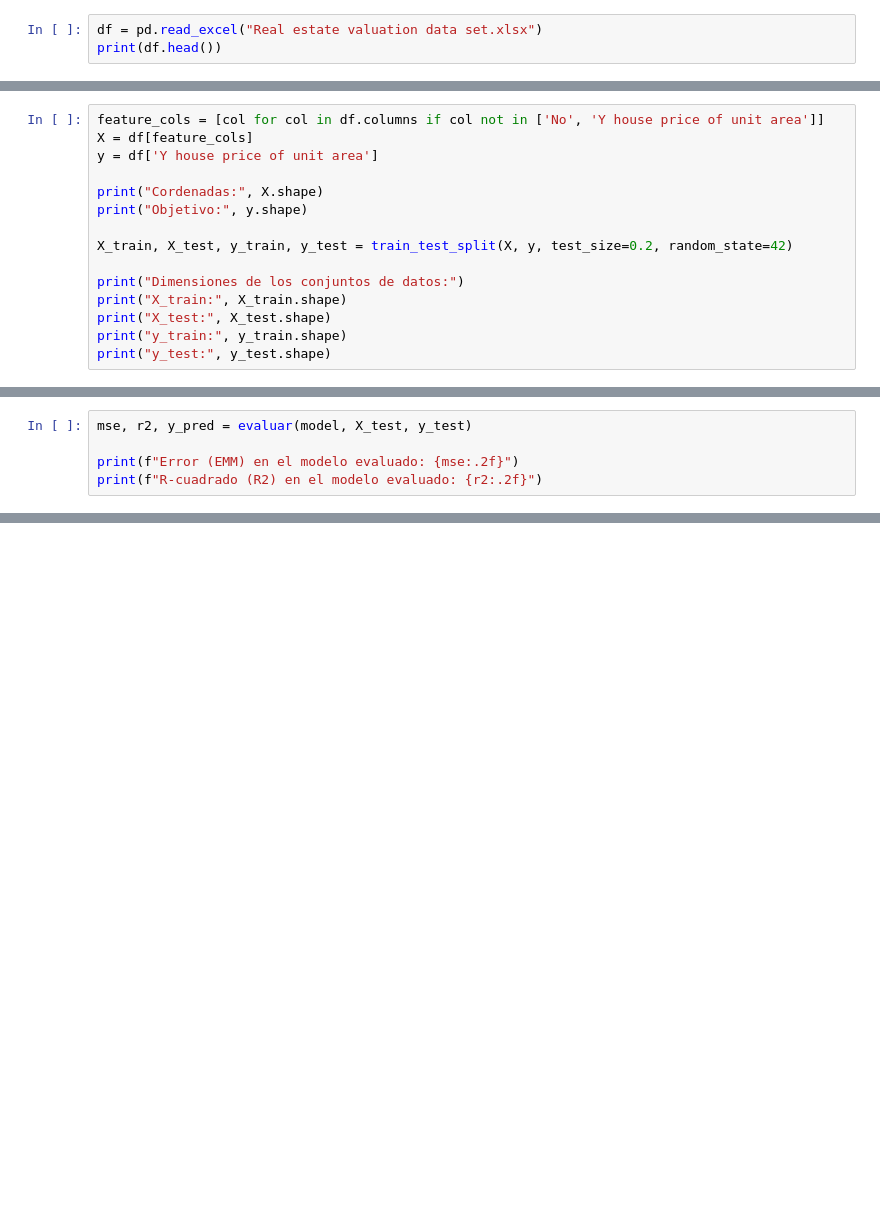
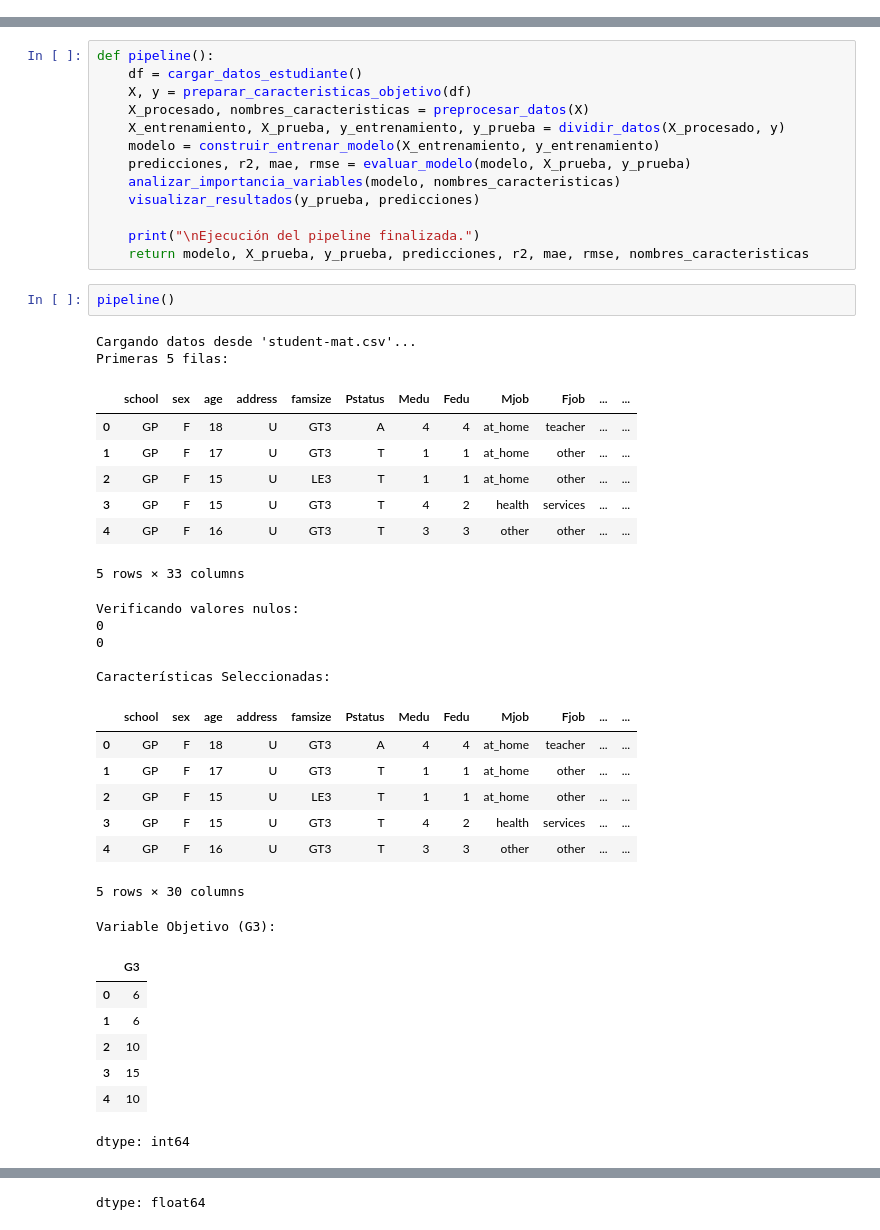
Before and after one commit to ALONSO93MARTINEZ/Proyect-Pipeline, a Jupyter notebook: Lopez_Omar_M1.ipynb, the cells around one changed output, grey strips where cells are left out. Drawn from its saved outputs; the diff is of its cells as text; blank space fills up the shorter version.

```diff
--- a/Lopez_Omar_M1.ipynb
+++ b/Lopez_Omar_M1.ipynb
@@ -11,4 +15 @@ import seaborn as sns
 import pandas as pd
-# %%
-df = pd.read_excel("Real estate valuation data set.xlsx")
-print(df.head())
@@ -108,15 +15,0 @@ def regresion_lineal(X_train, y_train):
-# %%
-feature_cols = [col for col in df.columns if col not in ['No', 'Y house price of unit area']]
-X = df[feature_cols]
-y = df['Y house price of unit area']
-
-print("Cordenadas:", X.shape)
-print("Objetivo:", y.shape)
-
-X_train, X_test, y_train, y_test = train_test_split(X, y, test_size=0.2, random_state=42)
-
-print("Dimensiones de los conjuntos de datos:")
-print("X_train:", X_train.shape)
-print("X_test:", X_test.shape)
-print("y_train:", y_train.shape)
-print("y_test:", y_test.shape)
@@ -142,5 +15,0 @@ def evaluar(model, X_test, y_test):
-# %%
-mse, r2, y_pred = evaluar(model, X_test, y_test)
-
-print(f"Error (EMM) en el modelo evaluado: {mse:.2f}")
-print(f"R-cuadrado (R2) en el modelo evaluado: {r2:.2f}")
@@ -288,0 +136,45 @@ Visualizacion completo.
+# %%
+def pipeline():
+    df = cargar_datos_estudiante()
+    X, y = preparar_caracteristicas_objetivo(df)
+    X_procesado, nombres_caracteristicas = preprocesar_datos(X)
+    X_entrenamiento, X_prueba, y_entrenamiento, y_prueba = dividir_datos(X_procesado, y)
+    modelo = construir_entrenar_modelo(X_entrenamiento, y_entrenamiento)
+    predicciones, r2, mae, rmse = evaluar_modelo(modelo, X_prueba, y_prueba)
+    analizar_importancia_variables(modelo, nombres_caracteristicas)
+    visualizar_resultados(y_prueba, predicciones)
+
+    print("\nEjecución del pipeline finalizada.")
+    return modelo, X_prueba, y_prueba, predicciones, r2, mae, rmse, nombres_caracteristicas
+# %%
+pipeline()
+# %% [output]
+Cargando datos desde 'student-mat.csv'...
+Primeras 5 filas:
+|  | school | sex | age | address | famsize | Pstatus | Medu | Fedu | Mjob | Fjob | ... | ... |
+| 0 | GP | F | 18 | U | GT3 | A | 4 | 4 | at_home | teacher | ... | ... |
+| 1 | GP | F | 17 | U | GT3 | T | 1 | 1 | at_home | other | ... | ... |
+| 2 | GP | F | 15 | U | LE3 | T | 1 | 1 | at_home | other | ... | ... |
+| 3 | GP | F | 15 | U | GT3 | T | 4 | 2 | health | services | ... | ... |
+| 4 | GP | F | 16 | U | GT3 | T | 3 | 3 | other | other | ... | ... |
+5 rows × 33 columns
+Verificando valores nulos:
+0
+0
+
+Características Seleccionadas:
+|  | school | sex | age | address | famsize | Pstatus | Medu | Fedu | Mjob | Fjob | ... | ... |
+| 0 | GP | F | 18 | U | GT3 | A | 4 | 4 | at_home | teacher | ... | ... |
+| 1 | GP | F | 17 | U | GT3 | T | 1 | 1 | at_home | other | ... | ... |
+| 2 | GP | F | 15 | U | LE3 | T | 1 | 1 | at_home | other | ... | ... |
+| 3 | GP | F | 15 | U | GT3 | T | 4 | 2 | health | services | ... | ... |
+| 4 | GP | F | 16 | U | GT3 | T | 3 | 3 | other | other | ... | ... |
+5 rows × 30 columns
+Variable Objetivo (G3):
+|  | G3 |
+| 0 | 6 |
+| 1 | 6 |
+| 2 | 10 |
+| 3 | 15 |
+| 4 | 10 |
+dtype: int64
@@ -288,0 +217 @@ Visualizacion completo.
+dtype: float64
```
Also changed, not shown: parts of 18 cells of this notebook.
